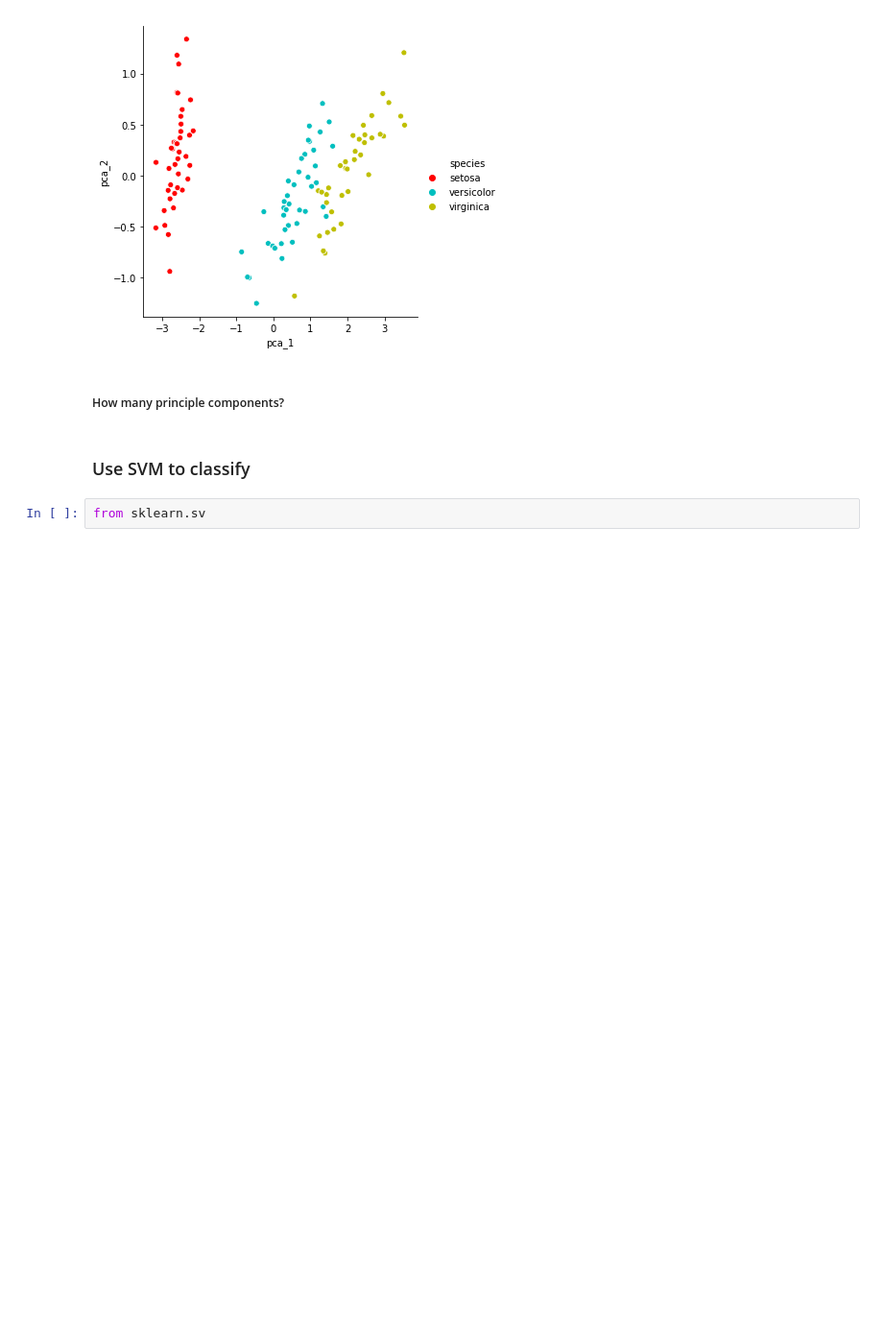
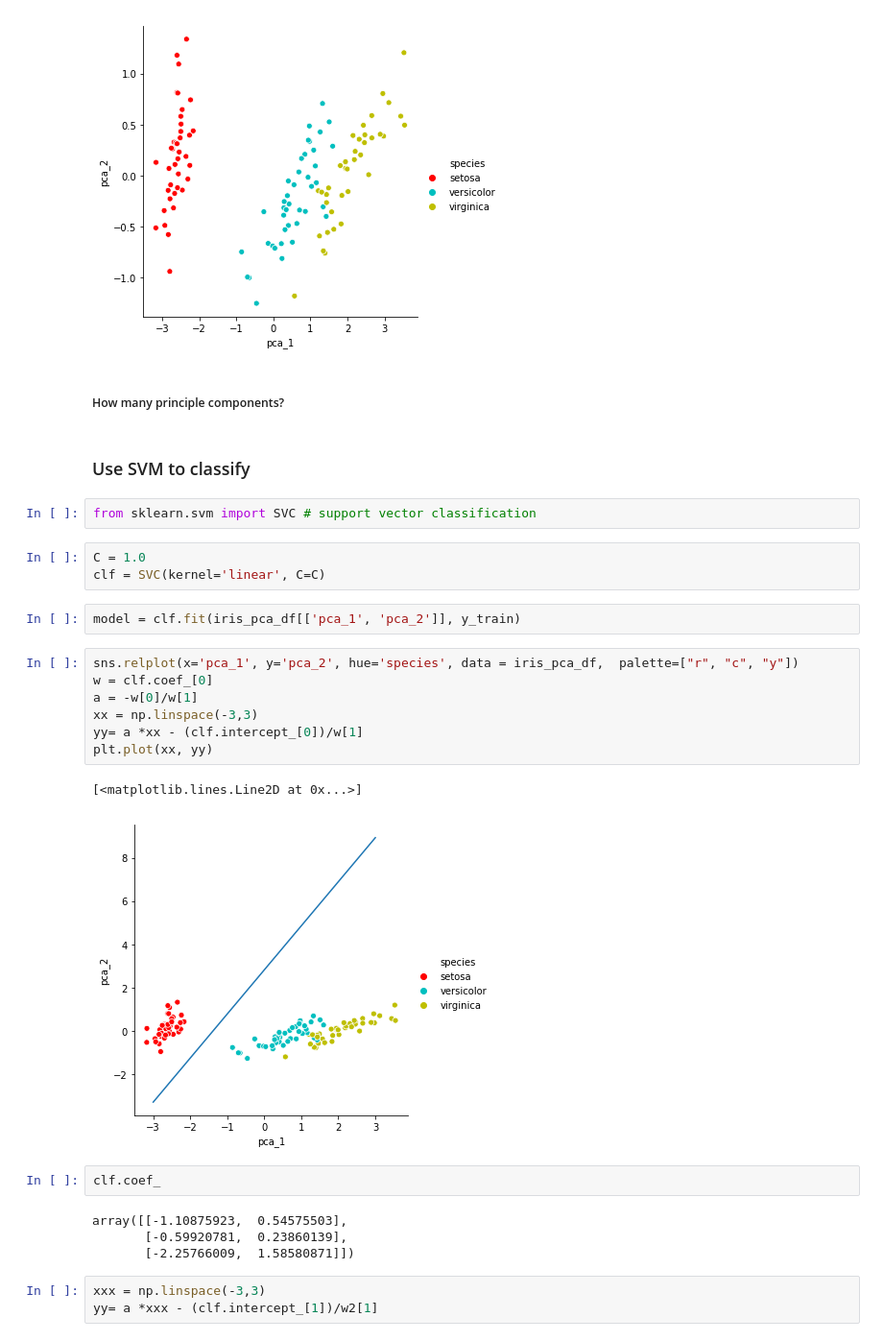
Before and after one commit to robahall/MLAlgoProjects, a Jupyter notebook: notebooks/2.0-rah-iris_classification.ipynb, the cells around one changed output. Shown: that part at 96% size. Saved outputs shown, nothing was run; the diff lists cells and outputs as text; blank space fills up the shorter version.

```diff
--- a/notebooks/2.0-rah-iris_classification.ipynb
+++ b/notebooks/2.0-rah-iris_classification.ipynb
@@ -146,5 +146,29 @@ sns.relplot(x='pca_1', y='pca_2', hue='species', data = iris_pca_df,  palette=["
 ##### How many principle components?
 # %% [markdown]
 ### Use SVM to classify
-# %%
-from sklearn.sv
+# %%
+from sklearn.svm import SVC # support vector classification
+# %%
+C = 1.0
+clf = SVC(kernel='linear', C=C)
+# %%
+model = clf.fit(iris_pca_df[['pca_1', 'pca_2']], y_train)
+# %%
+sns.relplot(x='pca_1', y='pca_2', hue='species', data = iris_pca_df,  palette=["r", "c", "y"])
+w = clf.coef_[0]
+a = -w[0]/w[1]
+xx = np.linspace(-3,3)
+yy= a *xx - (clf.intercept_[0])/w[1]
+plt.plot(xx, yy)
+# %% [output]
+[<matplotlib.lines.Line2D at 0x...>]
+[figure, added]
+# %%
+clf.coef_
+# %% [output]
+array([[-1.10875923,  0.54575503],
+       [-0.59920781,  0.23860139],
+       [-2.25766009,  1.58580871]])
+# %%
+xxx = np.linspace(-3,3)
+yy= a *xxx - (clf.intercept_[1])/w2[1]
```
